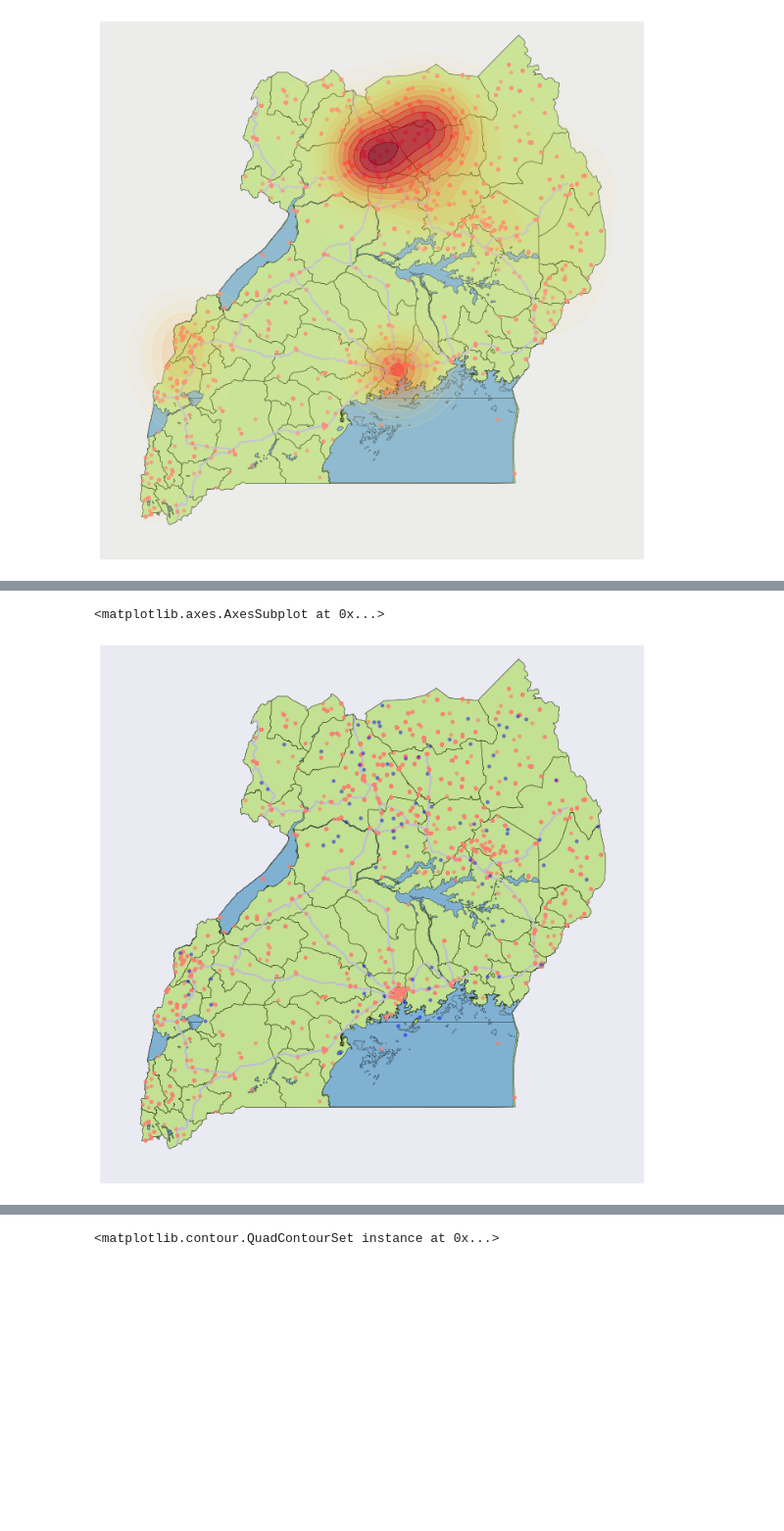
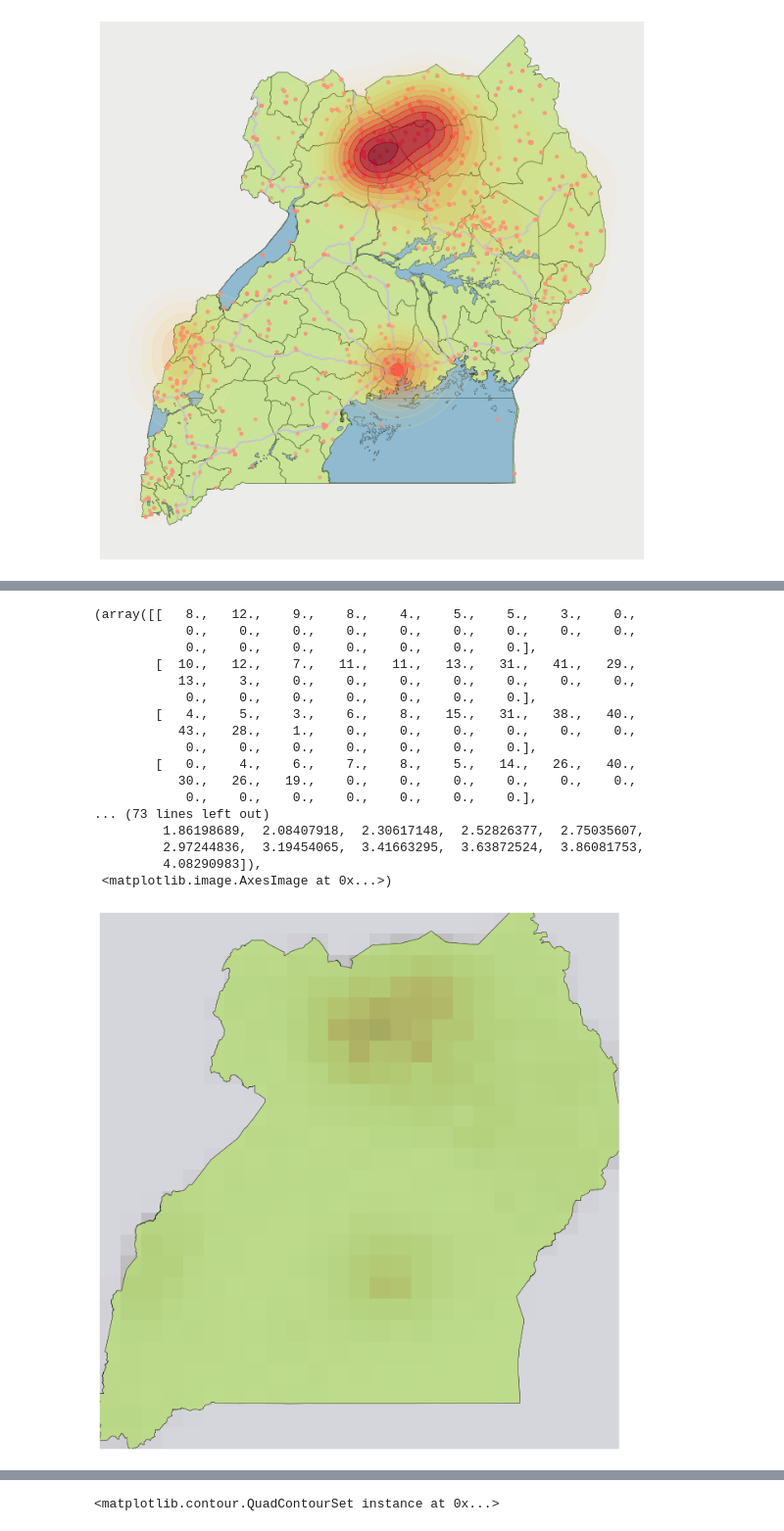
Before and after one commit to pjbull/civil_conflict, a Jupyter notebook: UgandaExplore.ipynb, the cells around one changed output, grey strips where cells are left out. Shown at 98% size. Cells and saved outputs as stored; diff of their text form; code cells hidden in the pictures; blank space fills up the shorter version.

```diff
--- a/UgandaExplore.ipynb
+++ b/UgandaExplore.ipynb
@@ -140,7 +140,6 @@ def mvslice(pdf, x0, widths, sampleSize=1000, dims=2, burnin=0, thin=1, confirm_
             area_thresh=10000)
         m.readshapefile("data/regions/UGA_adm0", "regions", drawbounds=True)
         for xy, info in zip(m.regions, m.regions):
-            poly = plt.Polygon(xy, facecolor=land, alpha=0.7, zorder=10)
             p = path.Path(xy)
 
     # get hyperrectangle
@@ -204,6 +203,6 @@ def mvslice(pdf, x0, widths, sampleSize=1000, dims=2, burnin=0, thin=1, confirm_
 %time
 start_x = np.array([[0., 31.]])
 rect_widths = np.array([10., 10.])
-slice_samples, _ = mvslice(k.pdf, start_x, rect_widths, sampleSize=1000, burnin=10, thin=10,
+slice_samples, _ = mvslice(k.pdf, start_x, rect_widths, sampleSize=10000, burnin=10, thin=10,
                            confirm_region=True)
 # %% [output]
@@ -211,49 +210,29 @@ CPU times: user 3 µs, sys: 1 µs, total: 4 µs
 Wall time: 5.96 µs
 [figure]
-# %%
-# def plot_map():
-#     fig = plt.gcf()
-#     fig.set_size_inches(12, 12)
-#     ax = plt.gca()
-
-#     margin = 0.5
-#     m = Basemap(llcrnrlon=uganda_data.LONGITUDE.min() - margin,
-#                 llcrnrlat=uganda_data.LATITUDE.min() - margin,
-#                 urcrnrlon=uganda_data.LONGITUDE.max() + margin,
-#                 urcrnrlat=uganda_data.LATITUDE.max() + margin,
-#                 resolution='l',
-#                 area_thresh=10000)
-
-#     # add the land
-#     m.readshapefile("data/regions/UGA_adm1", "regions", drawbounds=True)
-#     for xy, info in zip(m.regions, m.regions):
-#         poly = plt.Polygon(xy, facecolor=land, alpha=0.7, zorder=10)
-#         ax.add_patch(poly)
-
-#     # add the water
-#     m.readshapefile("data/water/UGA_water_areas_dcw", "water", drawbounds=True)
-#     for xy, info in zip(m.water, m.water):
-#         poly = plt.Polygon(xy, facecolor=water, alpha=1, zorder=11)
-#         ax.add_patch(poly)
-
-#     # add the roads
-#     m.readshapefile("data/roads/Uganda_Roads", "roads", drawbounds=True, linewidth=2, color=roads, zorder=12)
-
-#     # add the roads
-#     #m.readshapefile("data/refugee/North_Uganda_IDP_Camp_July2009", "refugee", color=roads, zorder=13)
-
-#     # add the events
-#     ax.scatter(uganda_data.LONGITUDE, uganda_data.LATITUDE, color=events, alpha=0.7, zorder=15)
-
-#     return fig, ax
-
-fig, ax = plot_map()
-pplt.scatter(ax, slice_samples[:1000,1], slice_samples[:1000,0], zorder=20, s=20, color='b', alpha=0.5) #bins=50, cmap=reds, zorder=17)
-#ax.hist2d(slice_samples[:,0], slice_samples[:,1])
-#fig.show()
-# %% [output]
-<matplotlib.axes.AxesSubplot at 0x...>
-[figure, removed]
+# %%
+fig, ax = plot_map(outline_only=True)
+#pplt.scatter(ax, slice_samples[:1000,1], slice_samples[:1000,0], zorder=20, s=20, color='b', alpha=0.5) #bins=50, cmap=reds, zorder=17)
+ax.hist2d(slice_samples[:,1], slice_samples[:,0], cmap=reds, bins=25)
+#fig.show()
+# %% [output]
+(array([[   8.,   12.,    9.,    8.,    4.,    5.,    5.,    3.,    0.,
+            0.,    0.,    0.,    0.,    0.,    0.,    0.,    0.,    0.,
+            0.,    0.,    0.,    0.,    0.,    0.,    0.],
+        [  10.,   12.,    7.,   11.,   11.,   13.,   31.,   41.,   29.,
+           13.,    3.,    0.,    0.,    0.,    0.,    0.,    0.,    0.,
+            0.,    0.,    0.,    0.,    0.,    0.,    0.],
+        [   4.,    5.,    3.,    6.,    8.,   15.,   31.,   38.,   40.,
+           43.,   28.,    1.,    0.,    0.,    0.,    0.,    0.,    0.,
+            0.,    0.,    0.,    0.,    0.,    0.,    0.],
+        [   0.,    4.,    6.,    7.,    8.,    5.,   14.,   26.,   40.,
+           30.,   26.,   19.,    0.,    0.,    0.,    0.,    0.,    0.,
+            0.,    0.,    0.,    0.,    0.,    0.,    0.],
+... (73 lines left out)
+         1.86198689,  2.08407918,  2.30617148,  2.52826377,  2.75035607,
+         2.97244836,  3.19454065,  3.41663295,  3.63872524,  3.86081753,
+         4.08290983]),
+ <matplotlib.image.AxesImage at 0x...>)
+[figure, added]
 # %%
 def run_diagnostics(samples, function=None, plots=True):
     if plots:
```
Also changed, not shown: parts of 4 cells of this notebook, 2 other files.
